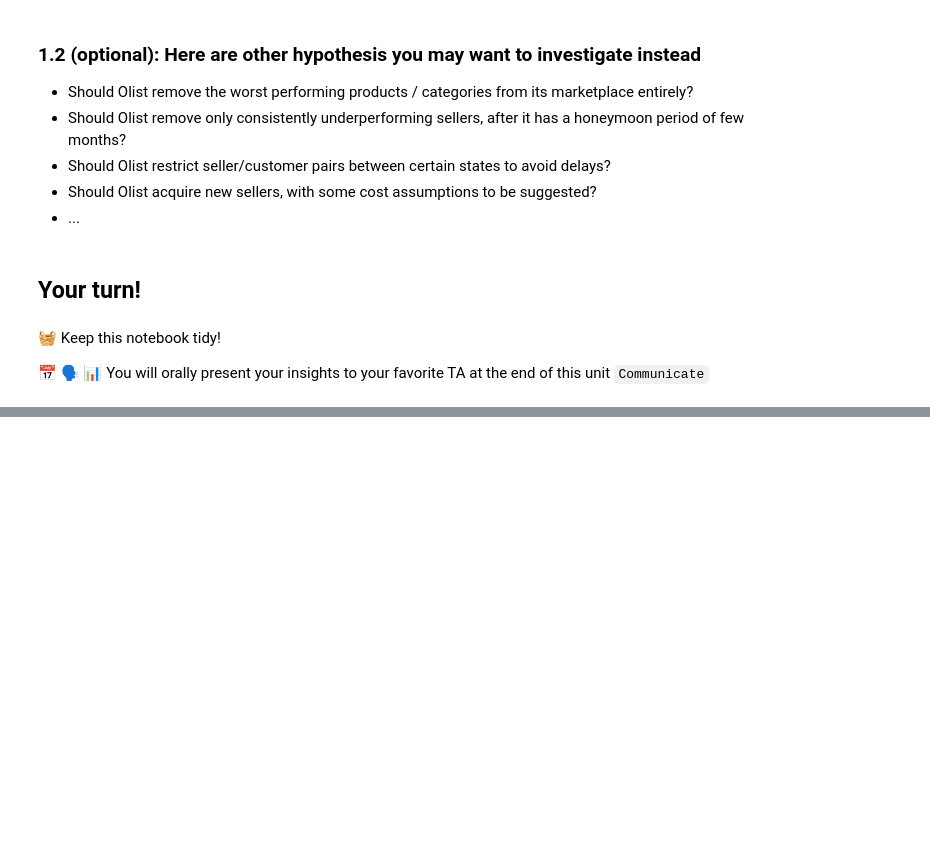
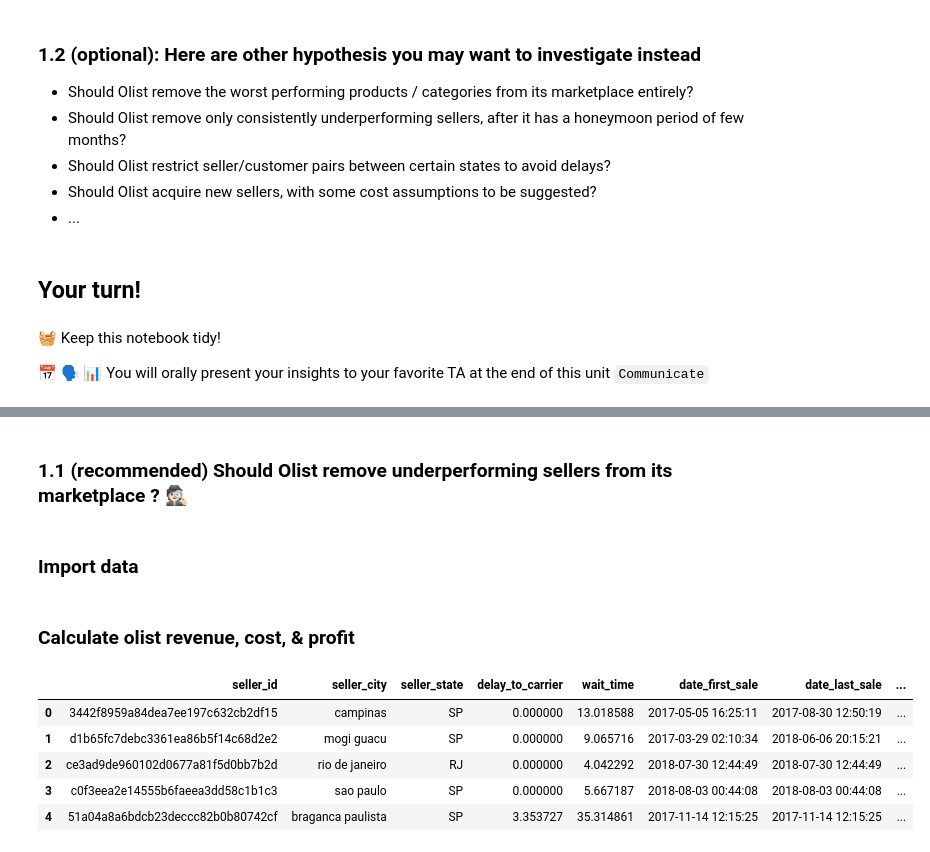
Before and after one commit to xkeeja/olist-analysis, a Jupyter notebook: ceo_request.ipynb, the cells around one changed output, grey strips where cells are left out. Drawn from its saved outputs; the diff is of its cells as text; code cells hidden in the pictures; blank space fills up the shorter version.

```diff
--- a/ceo_request.ipynb
+++ b/ceo_request.ipynb
@@ -63,0 +95,33 @@ You will orally present your insights to your favorite TA at the end of this uni
+# %% [markdown]
+### 1.1 (recommended) **Should Olist remove underperforming sellers from its marketplace ?** 🕵🏻
+# %% [markdown]
+### Import data
+# %%
+sellers = Seller().get_training_data()
+orders = Seller().order.get_training_data(with_distance_seller_customer=True)
+# %% [markdown]
+### Calculate olist revenue, cost, & profit
+# %%
+# compute revenue each seller brings to Olist
+sellers['olist_revenue'] = sellers['months_on_olist']*80 + sellers['sales']*.1
+
+# compute cost each seller brings to Olist
+order_items = Seller().data['order_items']
+order_items = order_items.filter(['order_id', 'seller_id']).drop_duplicates()
+orders_merged = orders.merge(order_items, on='order_id')
+orders_merged['cost'] = orders_merged['review_score'].map({1: 100, 2: 50, 3: 40, 4: 0, 5: 0})
+orders_merged['olist_cost'] = orders_merged.apply(lambda row: row['cost'] / row['number_of_sellers'], axis=1)
+olist_cost = orders_merged.groupby('seller_id')[['olist_cost']].sum()
+sellers_pl = sellers.merge(olist_cost, on='seller_id')
+
+# compute profit each seller brings to Olist
+sellers_pl['olist_profit'] = sellers_pl['olist_revenue'] - sellers_pl['olist_cost']
+# %%
+sellers_pl.head()
+# %% [output]
+|  | seller_id | seller_city | seller_state | delay_to_carrier | wait_time | date_first_sale | date_last_sale | ... |
+| 0 | 3442f8959a84dea7ee197c632cb2df15 | campinas | SP | 0.000000 | 13.018588 | 2017-05-05 16:25:11 | 2017-08-30 12:50:19 | ... |
+| 1 | d1b65fc7debc3361ea86b5f14c68d2e2 | mogi guacu | SP | 0.000000 | 9.065716 | 2017-03-29 02:10:34 | 2018-06-06 20:15:21 | ... |
+| 2 | ce3ad9de960102d0677a81f5d0bb7b2d | rio de janeiro | RJ | 0.000000 | 4.042292 | 2018-07-30 12:44:49 | 2018-07-30 12:44:49 | ... |
+| 3 | c0f3eea2e14555b6faeea3dd58c1b1c3 | sao paulo | SP | 0.000000 | 5.667187 | 2018-08-03 00:44:08 | 2018-08-03 00:44:08 | ... |
+| 4 | 51a04a8a6bdcb23deccc82b0b80742cf | braganca paulista | SP | 3.353727 | 35.314861 | 2017-11-14 12:15:25 | 2017-11-14 12:15:25 | ... |
```
Also changed, not shown: parts of 12 cells of this notebook.
